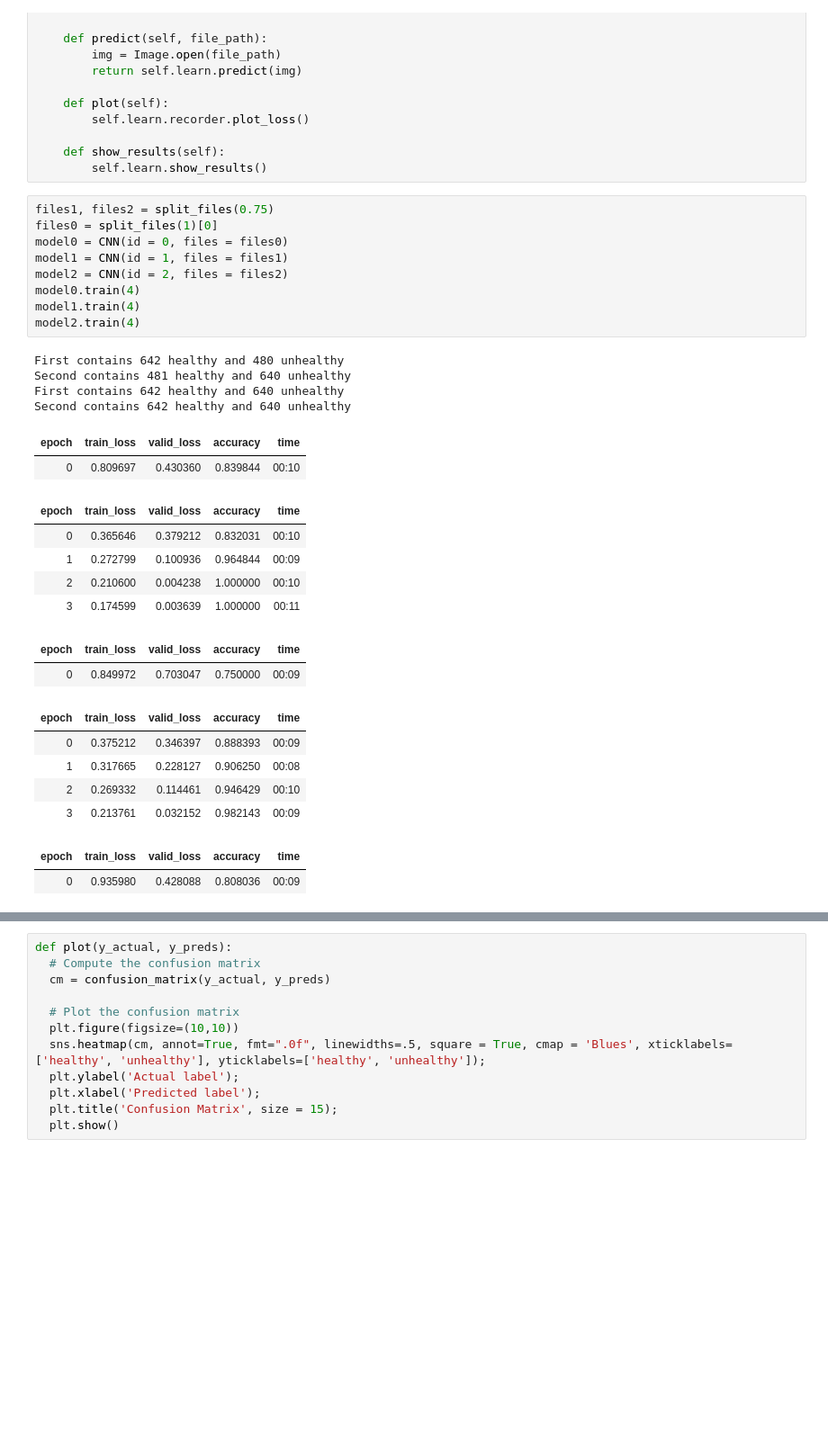
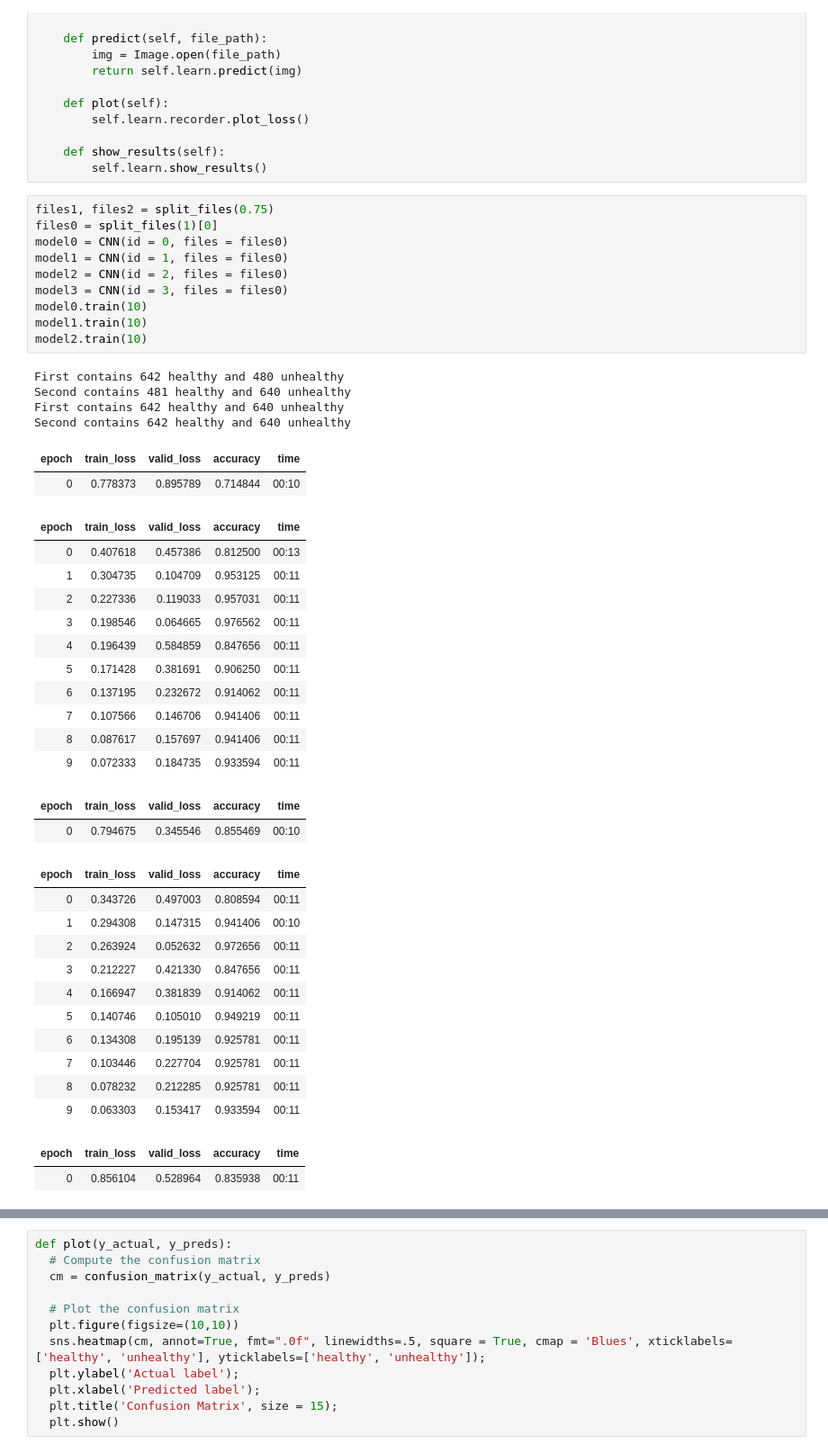
Before and after one commit to KevivJaknap/BreastCancerPrediction, a Jupyter notebook: trial4.ipynb, the cells around one changed output, grey strips where cells are left out. Shown: that part at 90% size. Drawn from its saved outputs; the diff is of its cells as text; blank space fills up the shorter version.

```diff
--- a/trial4.ipynb
+++ b/trial4.ipynb
@@ -93,31 +92,44 @@ class CNN:
 # %%
 files1, files2 = split_files(0.75)
 files0 = split_files(1)[0]
 model0 = CNN(id = 0, files = files0)
-model1 = CNN(id = 1, files = files1)
-model2 = CNN(id = 2, files = files2)
-model0.train(4)
-model1.train(4)
-model2.train(4)
+model1 = CNN(id = 1, files = files0)
+model2 = CNN(id = 2, files = files0)
+model3 = CNN(id = 3, files = files0)
+model0.train(10)
+model1.train(10)
+model2.train(10)
 # %% [output]
 First contains 642 healthy and 480 unhealthy
 Second contains 481 healthy and 640 unhealthy
 First contains 642 healthy and 640 unhealthy
 Second contains 642 healthy and 640 unhealthy
 | epoch | train_loss | valid_loss | accuracy | time |
-| 0 | 0.809697 | 0.430360 | 0.839844 | 00:10 |
+| 0 | 0.778373 | 0.895789 | 0.714844 | 00:10 |
 | epoch | train_loss | valid_loss | accuracy | time |
-| 0 | 0.365646 | 0.379212 | 0.832031 | 00:10 |
-| 1 | 0.272799 | 0.100936 | 0.964844 | 00:09 |
-| 2 | 0.210600 | 0.004238 | 1.000000 | 00:10 |
-| 3 | 0.174599 | 0.003639 | 1.000000 | 00:11 |
+| 0 | 0.407618 | 0.457386 | 0.812500 | 00:13 |
+| 1 | 0.304735 | 0.104709 | 0.953125 | 00:11 |
+| 2 | 0.227336 | 0.119033 | 0.957031 | 00:11 |
+| 3 | 0.198546 | 0.064665 | 0.976562 | 00:11 |
+| 4 | 0.196439 | 0.584859 | 0.847656 | 00:11 |
+| 5 | 0.171428 | 0.381691 | 0.906250 | 00:11 |
+| 6 | 0.137195 | 0.232672 | 0.914062 | 00:11 |
+| 7 | 0.107566 | 0.146706 | 0.941406 | 00:11 |
+| 8 | 0.087617 | 0.157697 | 0.941406 | 00:11 |
+| 9 | 0.072333 | 0.184735 | 0.933594 | 00:11 |
 | epoch | train_loss | valid_loss | accuracy | time |
-| 0 | 0.849972 | 0.703047 | 0.750000 | 00:09 |
+| 0 | 0.794675 | 0.345546 | 0.855469 | 00:10 |
 | epoch | train_loss | valid_loss | accuracy | time |
-| 0 | 0.375212 | 0.346397 | 0.888393 | 00:09 |
-| 1 | 0.317665 | 0.228127 | 0.906250 | 00:08 |
-| 2 | 0.269332 | 0.114461 | 0.946429 | 00:10 |
-| 3 | 0.213761 | 0.032152 | 0.982143 | 00:09 |
+| 0 | 0.343726 | 0.497003 | 0.808594 | 00:11 |
+| 1 | 0.294308 | 0.147315 | 0.941406 | 00:10 |
+| 2 | 0.263924 | 0.052632 | 0.972656 | 00:11 |
+| 3 | 0.212227 | 0.421330 | 0.847656 | 00:11 |
+| 4 | 0.166947 | 0.381839 | 0.914062 | 00:11 |
+| 5 | 0.140746 | 0.105010 | 0.949219 | 00:11 |
+| 6 | 0.134308 | 0.195139 | 0.925781 | 00:11 |
+| 7 | 0.103446 | 0.227704 | 0.925781 | 00:11 |
+| 8 | 0.078232 | 0.212285 | 0.925781 | 00:11 |
+| 9 | 0.063303 | 0.153417 | 0.933594 | 00:11 |
 | epoch | train_loss | valid_loss | accuracy | time |
-| 0 | 0.935980 | 0.428088 | 0.808036 | 00:09 |
+| 0 | 0.856104 | 0.528964 | 0.835938 | 00:11 |
 | epoch | train_loss | valid_loss | accuracy | time |
```
Also changed, not shown: parts of 12 cells of this notebook.
